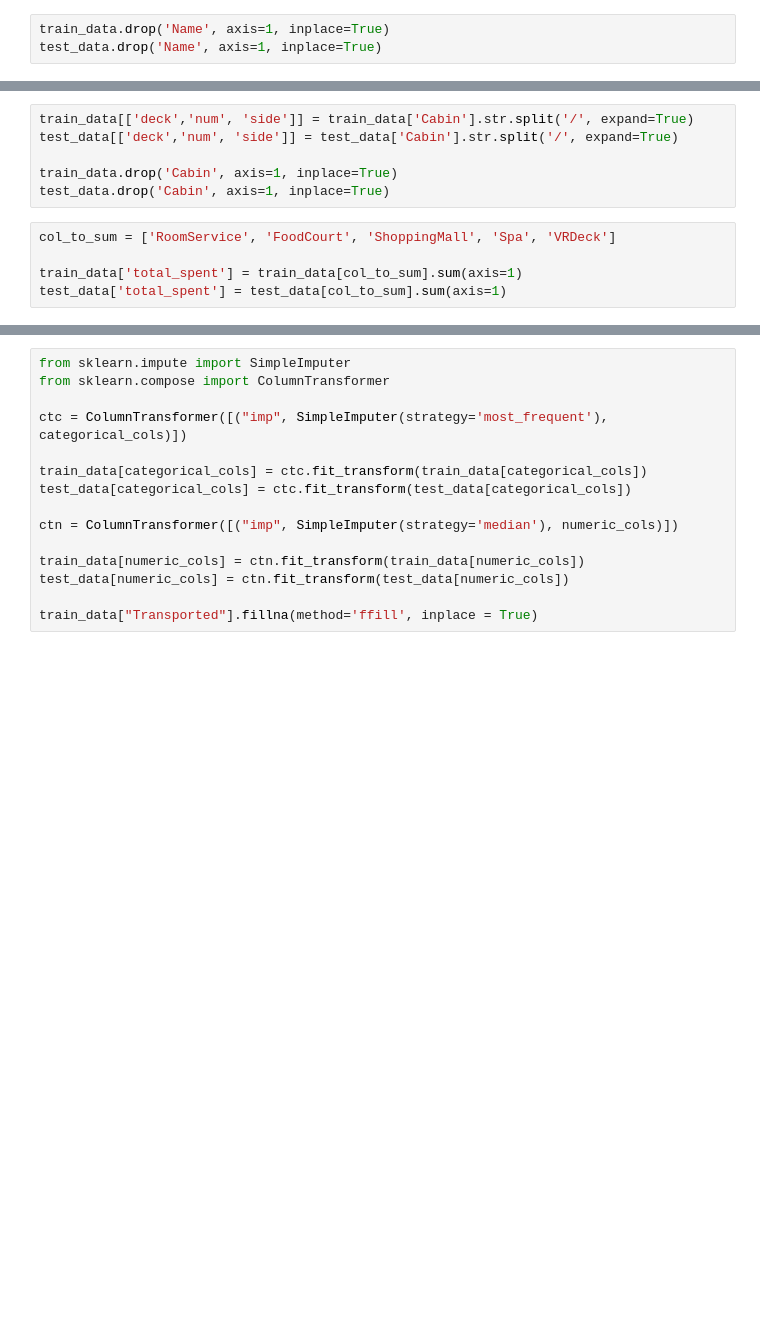
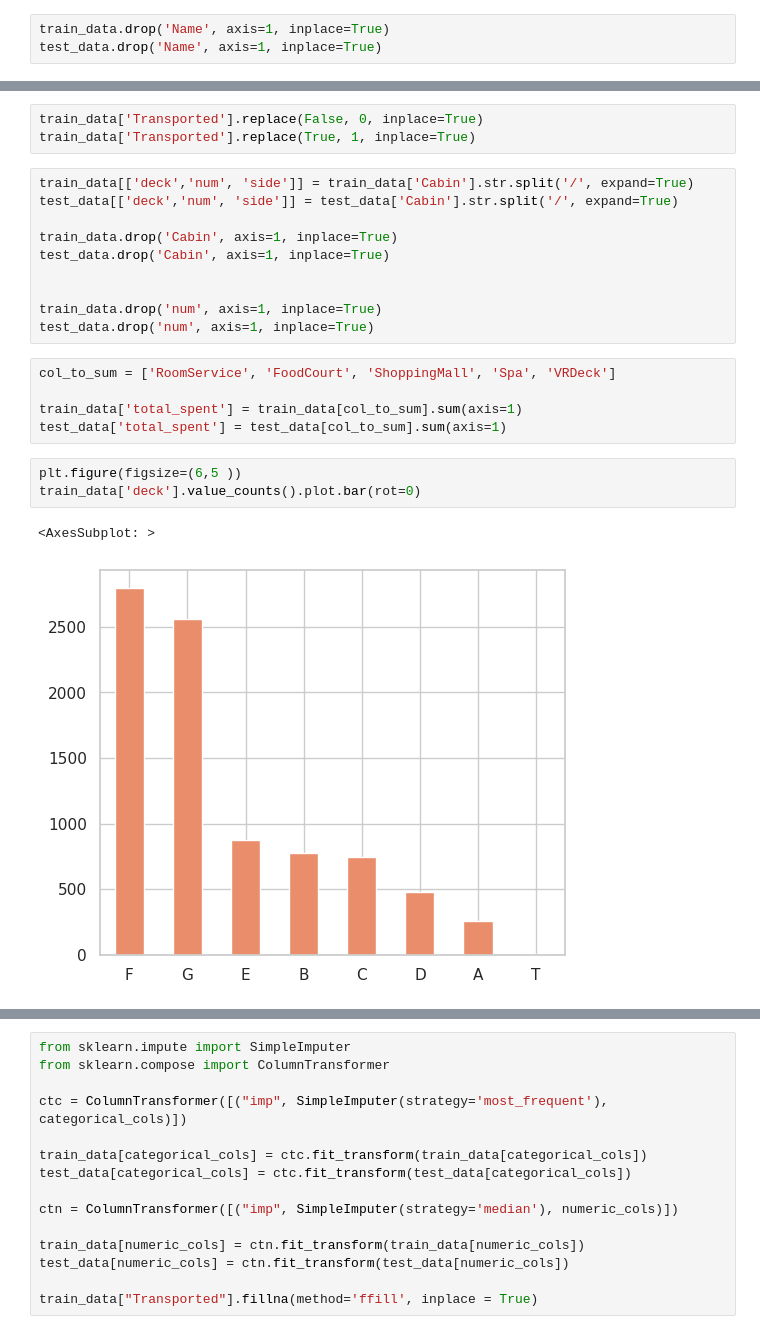
Before and after one commit to AiglonDore/spaceship-titanic, a Jupyter notebook: spaceship-titanic.ipynb, the cells around one changed output, grey strips where cells are left out. Saved outputs shown, nothing was run; the diff lists cells and outputs as text; blank space fills up the shorter version.

```diff
--- a/spaceship-titanic.ipynb
+++ b/spaceship-titanic.ipynb
@@ -118,11 +126,24 @@ train_data['Transported'].replace(True, 1, inplace=True)
-# %%
-train_data[['deck','num', 'side']] = train_data['Cabin'].str.split('/', expand=True)
-test_data[['deck','num', 'side']] = test_data['Cabin'].str.split('/', expand=True)
-
-train_data.drop('Cabin', axis=1, inplace=True)
-test_data.drop('Cabin', axis=1, inplace=True)
-# %%
-col_to_sum = ['RoomService', 'FoodCourt', 'ShoppingMall', 'Spa', 'VRDeck']
-
-train_data['total_spent'] = train_data[col_to_sum].sum(axis=1)
-test_data['total_spent'] = test_data[col_to_sum].sum(axis=1)
+# %%
+train_data['Transported'].replace(False, 0, inplace=True)
+train_data['Transported'].replace(True, 1, inplace=True)
+# %%
+train_data[['deck','num', 'side']] = train_data['Cabin'].str.split('/', expand=True)
+test_data[['deck','num', 'side']] = test_data['Cabin'].str.split('/', expand=True)
+
+train_data.drop('Cabin', axis=1, inplace=True)
+test_data.drop('Cabin', axis=1, inplace=True)
+
+
+train_data.drop('num', axis=1, inplace=True)
+test_data.drop('num', axis=1, inplace=True)
+# %%
+col_to_sum = ['RoomService', 'FoodCourt', 'ShoppingMall', 'Spa', 'VRDeck']
+
+train_data['total_spent'] = train_data[col_to_sum].sum(axis=1)
+test_data['total_spent'] = test_data[col_to_sum].sum(axis=1)
+# %%
+plt.figure(figsize=(6,5 ))
+train_data['deck'].value_counts().plot.bar(rot=0)
+# %% [output]
+<AxesSubplot: >
+[figure, added]
```
Also changed, not shown: parts of 52 cells of this notebook.
